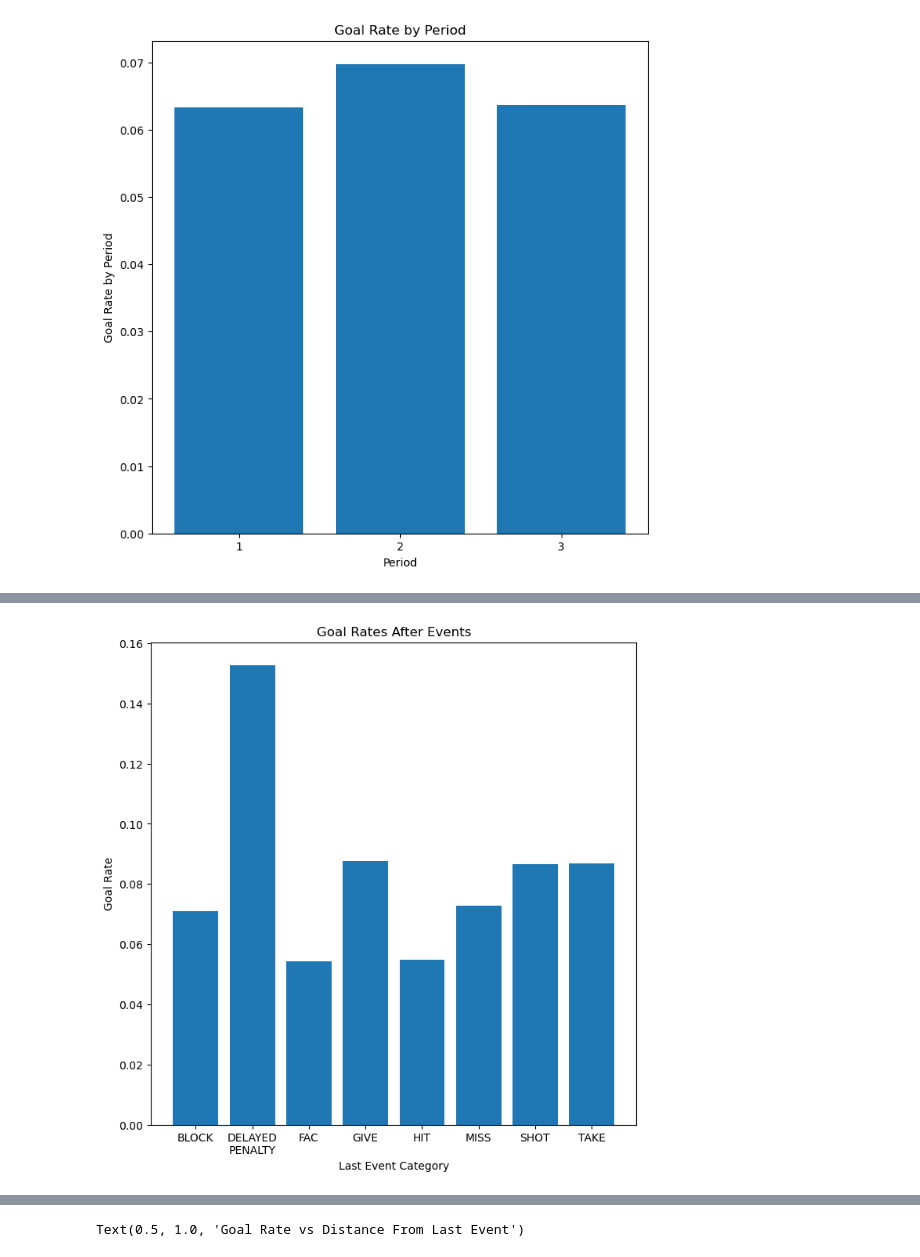
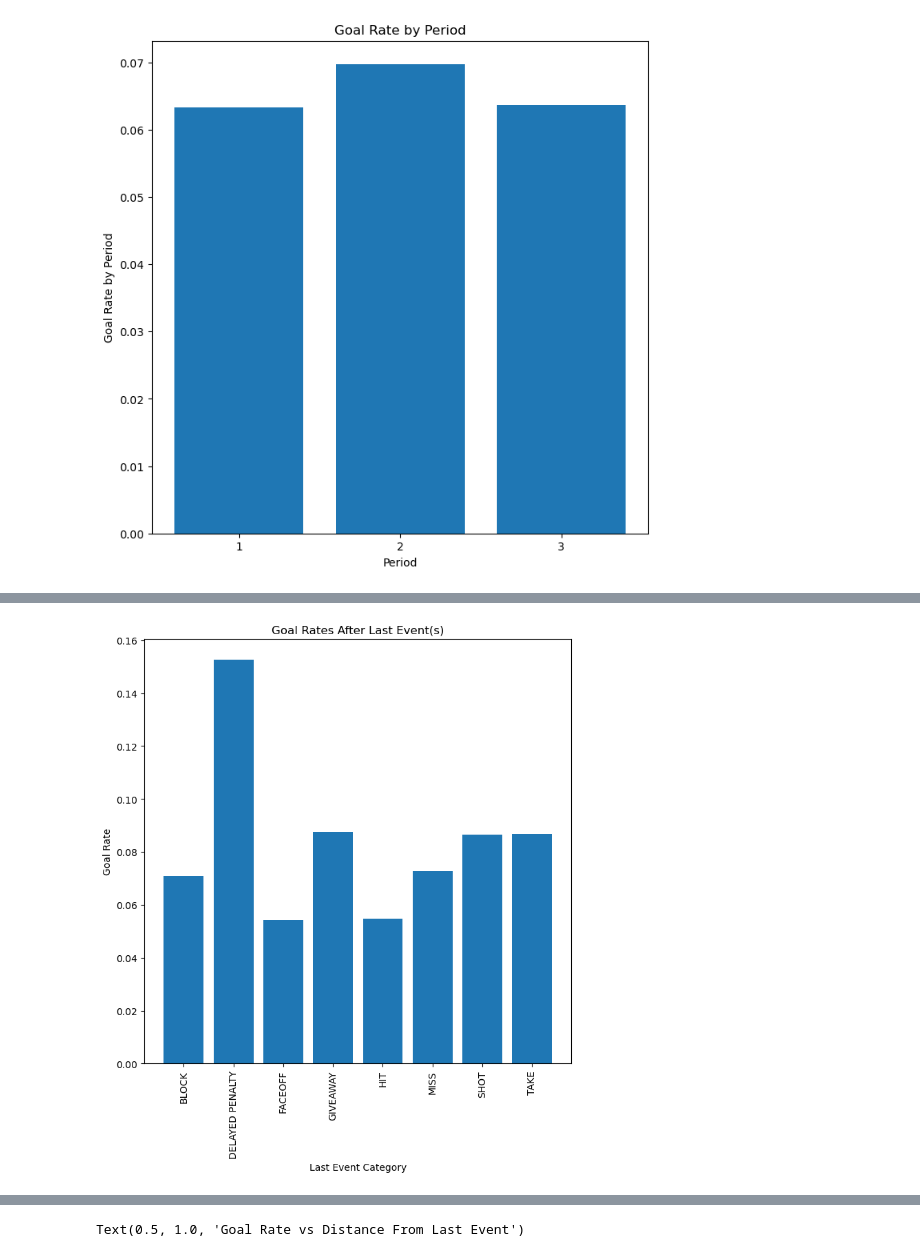
Before and after one commit to siqbal21/NHL-Shot-Probability-Machine-Learning-Model, a Jupyter notebook: xg_model.ipynb, the cells around one changed output, grey strips where cells are left out. Saved outputs shown, nothing was run; the diff lists cells and outputs as text; code cells hidden in the pictures.

```diff
--- a/xg_model.ipynb
+++ b/xg_model.ipynb
@@ -44,0 +57,19 @@ print(f"{goal_rate:.2f}% of our shots result in goals")
+# %%
+df['shootingTeamSkaters'] = np.where(df['isHomeTeam'] == 1, df['homeSkatersOnIce'], df['awaySkatersOnIce'])
+df['defendingTeamSkaters'] = np.where(df['isHomeTeam'] == 0, df['homeSkatersOnIce'], df['awaySkatersOnIce'])
+df['gameState'] = df['shootingTeamSkaters'].astype(str) + 'v' + df['defendingTeamSkaters'].astype(str)
+
+df['scoreDifferential'] = np.where(df['isHomeTeam'] == 1, df['homeTeamGoals'] - df['awayTeamGoals'], df['awayTeamGoals'] - df['homeTeamGoals'])
+df[df['scoreDifferential'].isin(range(-5, 6))]
+
+df['distanceBucket'] = pd.cut(df['shotDistance'], bins=bins, labels=labels)
+
+df['angleBucket'] = pd.cut(df['shotAngle'], bins=bins, labels=labels)
+
+df['distanceFromLastEventBucket'] = pd.cut(df['distanceFromLastEvent'], bins=bins, labels=labels)
+
+columns = {
+    'mean': 'Goal Rate',
+    'count': 'Shots',
+    'sum': 'Goals'
+}
@@ -220,7 +215,4 @@ Here, I binned shot distance into 10 foot ranges and calculated the goal rate pe
 # %%
-max_shotAngle = df['shotAngle'].max()
-min_shotAngle = df['shotAngle'].min()
-print(f"min: {min_shotAngle}, max: {max_shotAngle}")
 bins = list(range(-95, 95, 10))
 labels = []
 for i in range (-90, 90, 10):
@@ -229,7 +221,6 @@ for i in range (-90, 90, 10):
     else:
         labels.append(f'{i}-{i+10}')
 
-df['distanceBucket'] = pd.cut(df['shotAngle'], bins=bins, labels=labels)
-df_shot_angle_goal_rate = df.groupby('distanceBucket')['goal'].agg(['mean', 'count', 'sum']).rename(columns=columns)
+df_shot_angle_goal_rate = df.groupby('angleBucket', observed=True)['goal'].agg(['mean', 'count', 'sum']).rename(columns=columns)
 df_shot_angle_goal_rate
 # %% [output]
@@ -315,6 +361,6 @@ plt.show()
 # %%
-df_event_categories = df[(df['lastEventCategory'] != 'CHL') & (df['lastEventCategory'] != 'STOP')]
-df_event_categories['lastEventCategory'] = df_event_categories['lastEventCategory'].replace('DELPEN', 'DELAYED\nPENALTY')
+df_event_categories = df[(df['lastEventCategory'] != 'CHL') & (df['lastEventCategory'] != 'STOP')].copy()
+df_event_categories['lastEventCategory'] = df_event_categories['lastEventCategory'].replace('DELPEN', 'DELAYED PENALTY').replace('FAC', 'FACEOFF').replace('GIVE', 'GIVEAWAY')
 df_goal_rate_last_event_category = df_event_categories.groupby('lastEventCategory')['goal'].agg(['mean', 'count', 'sum']).rename(columns=columns)
 df_goal_rate_last_event_category
 # %% [output]
@@ -336,9 +377,10 @@ See the caveats in the documentation: https://pandas.pydata.org/pandas-docs/stab
 # %%
 plt.figure(figsize=(8, 8))
 plt.bar(df_goal_rate_last_event_category.index, df_goal_rate_last_event_category['Goal Rate'])
+plt.xticks(rotation=90)
 plt.xlabel('Last Event Category')
 plt.ylabel('Goal Rate')
-plt.title('Goal Rates After Events')
+plt.title('Goal Rates After Last Event(s)')
 plt.show()
 # %% [output]
-[figure, old version]
+[figure, new version]
```
Also changed, not shown: parts of 66 cells of this notebook.
